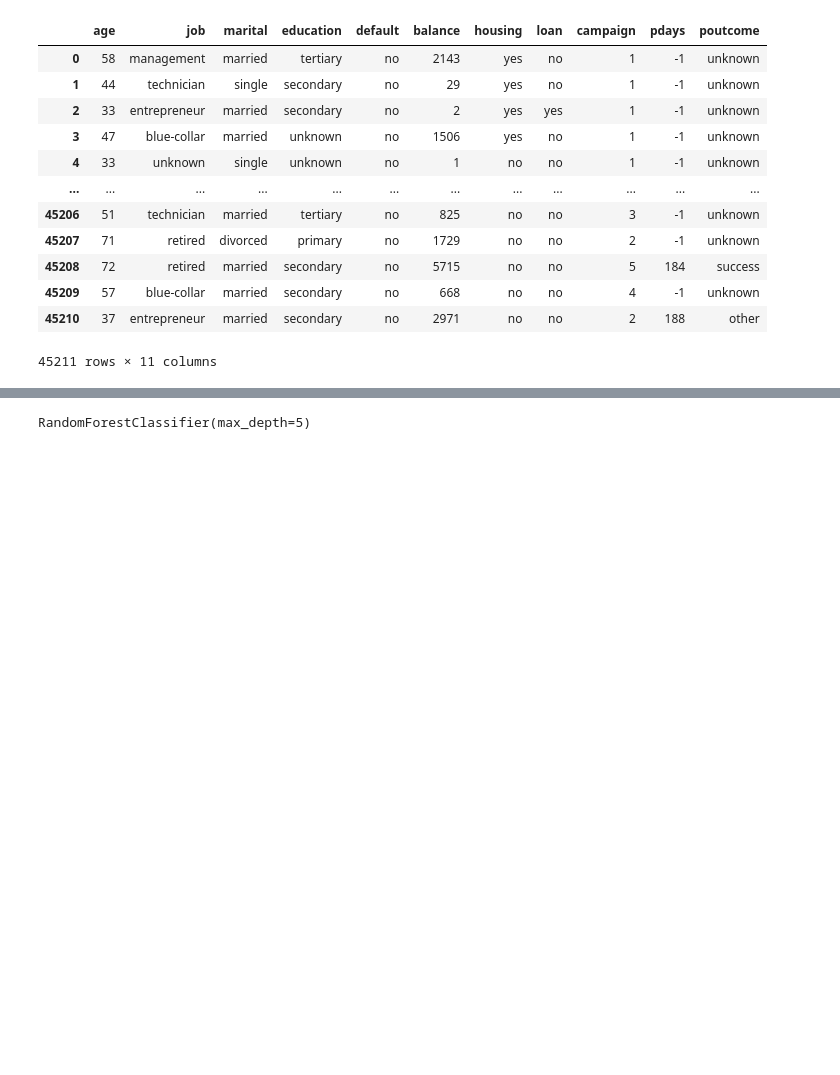
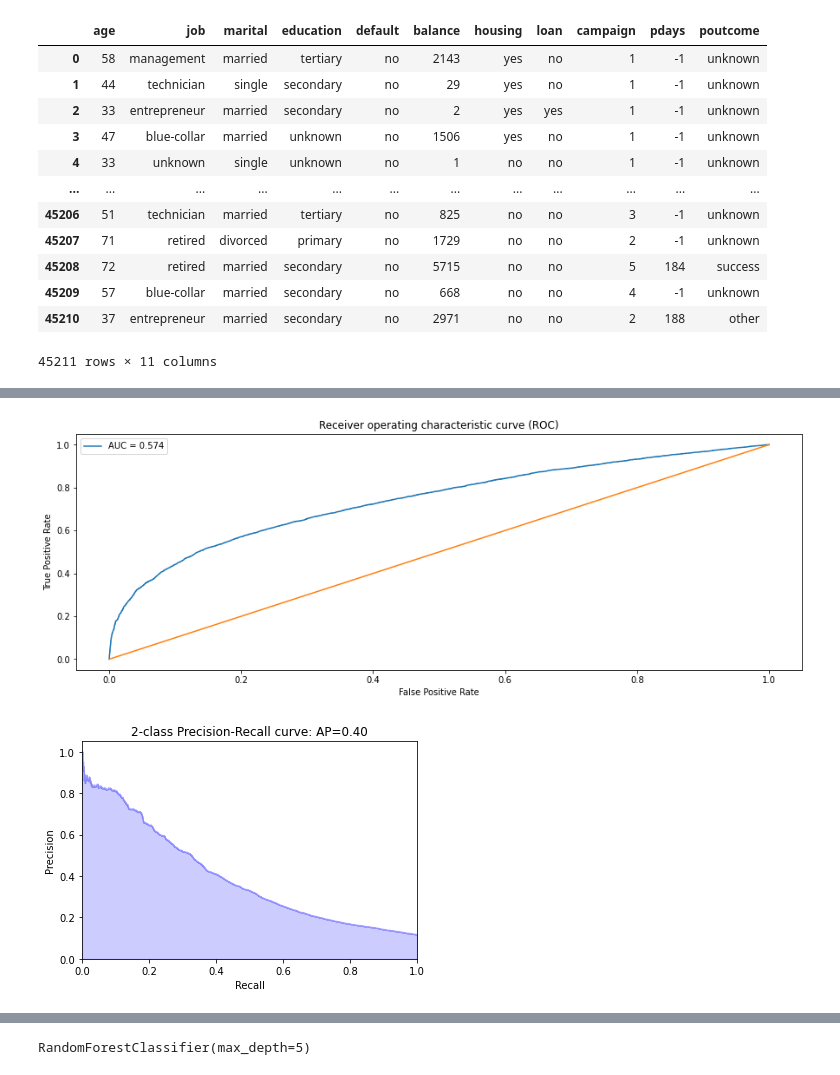
Before and after one commit to vaibhavtaneja1/BanksMarketingTargets, a Jupyter notebook: DataPrep_Training.ipynb, the cells around one changed output, grey strips where cells are left out. Drawn from its saved outputs; the diff is of its cells as text; code cells hidden in the pictures; blank space fills up the shorter version.

```diff
--- a/DataPrep_Training.ipynb
+++ b/DataPrep_Training.ipynb
@@ -53,0 +58,4 @@ df_features.replace(replace_dict, inplace=True)
+# %%
+df_features = label_encoding(df_features)
+clf = RandomForestClassifier(max_depth=5)
+clf.fit(df_features, df_target)
@@ -53,0 +95,33 @@ df_features.replace(replace_dict, inplace=True)
+# %%
+def build_roc_curve(aucScore, fpr,tpr):
+    fig = plt.figure(figsize = (15,5))
+    ax = fig.add_subplot(111)
+    ax.plot(fpr, tpr, label='AUC = %0.3f'% aucScore)
+    ax.plot([0,1],[0,1])
+    ax.set_title('Receiver operating characteristic curve (ROC)')
+    ax.legend()
+    ax.set_ylabel('True Positive Rate')
+    ax.set_xlabel('False Positive Rate')
+    plt.show()
+
+# Define a precision_recall_curve function
+def plot_pr_curve(recall, precision, average_precision):
+    plt.step(recall, precision, color='b', alpha=0.2, where='post')
+    plt.fill_between(recall, precision, step='post', alpha=0.2, color='b')
+    plt.xlabel('Recall')
+    plt.ylabel('Precision')
+    plt.ylim([0.0, 1.05])
+    plt.xlim([0.0, 1.0])
+    plt.title('2-class Precision-Recall curve: AP={0:0.2f}'.format(average_precision))
+    plt.show()
+# %%
+roc_score = roc_auc_score(np.array(df_target), pred)
+fpr, tpr, thresholds = roc_curve(df_target, probs[:,1])
+build_roc_curve(roc_score, fpr, tpr)
+
+precision, recall, thresholds = precision_recall_curve(df_target, probs[:,1])
+average_precision = average_precision_score(df_target, probs[:,1])
+plot_pr_curve(recall, precision, average_precision)
+# %% [output]
+[figure, added]
+[figure, added]
```
Also changed, not shown: parts of 24 cells of this notebook.
